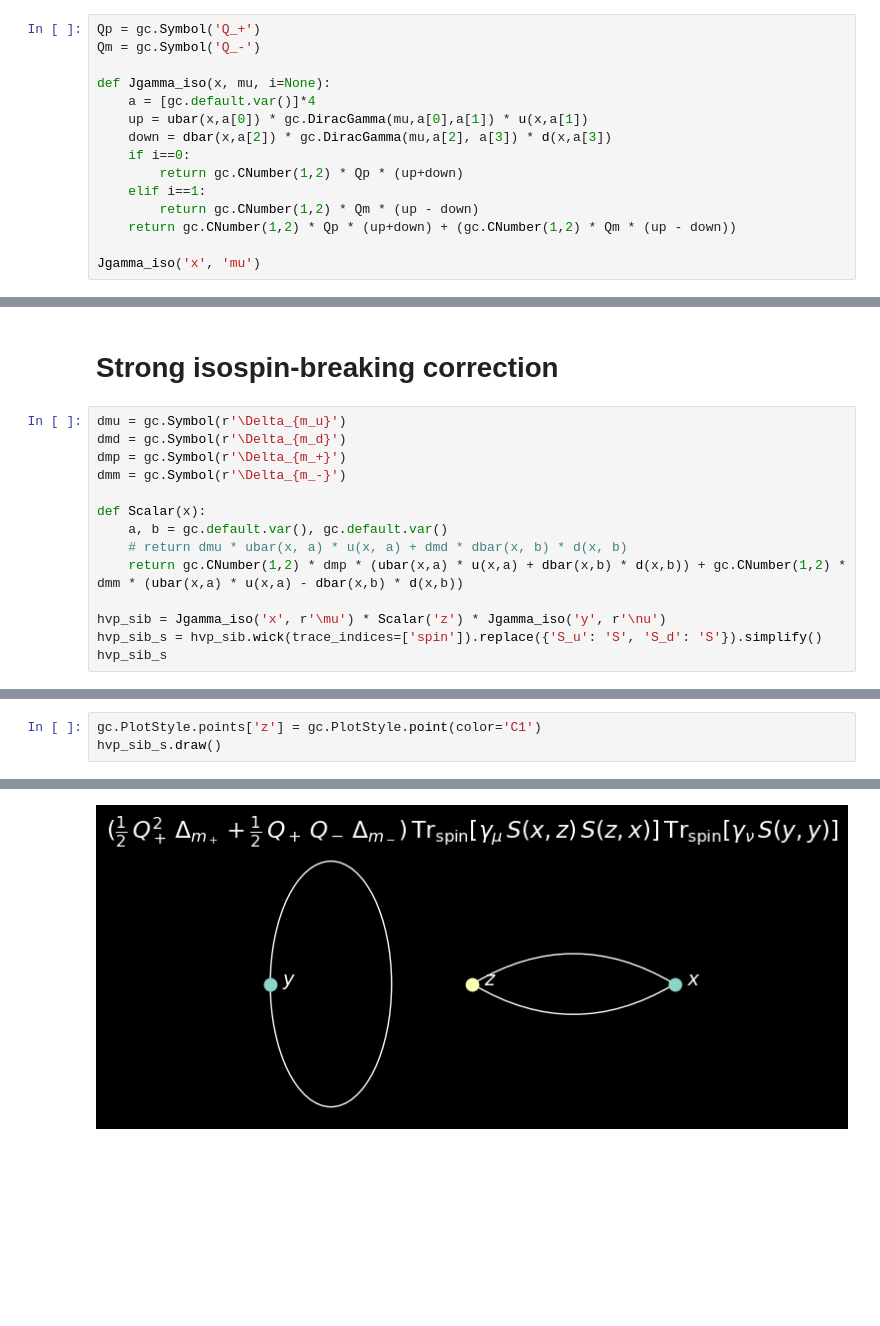
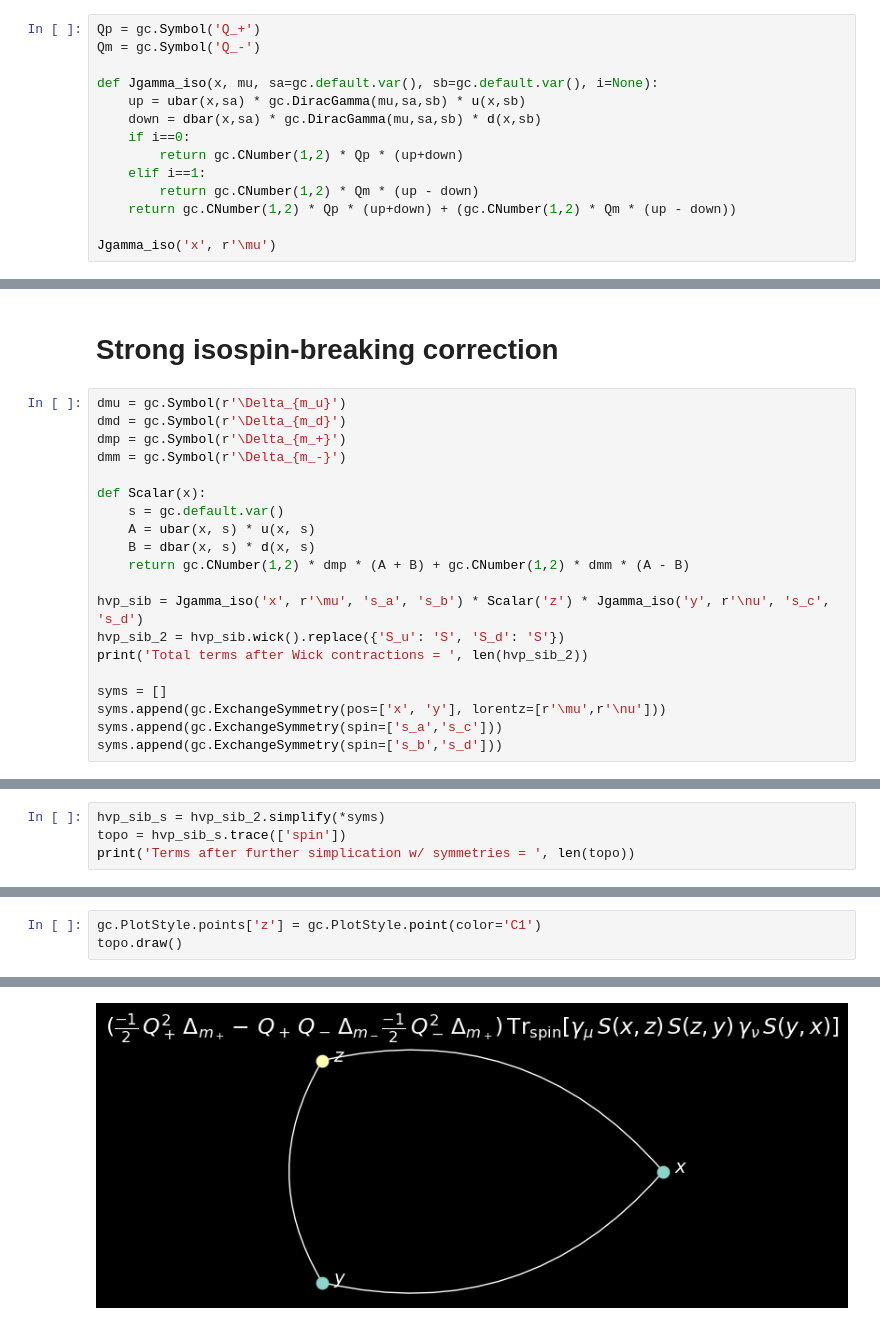
Before and after one commit to mbruno46/giancarlo, a Jupyter notebook: tutorials/hvp.ipynb, the cells around one changed output, grey strips where cells are left out. Cells and saved outputs as stored; diff of their text form; blank space fills up the shorter version.

```diff
--- a/tutorials/hvp.ipynb
+++ b/tutorials/hvp.ipynb
@@ -138,15 +146,14 @@ $$
 Qp = gc.Symbol('Q_+')
 Qm = gc.Symbol('Q_-')
 
-def Jgamma_iso(x, mu, i=None):
-    a = [gc.default.var()]*4
-    up = ubar(x,a[0]) * gc.DiracGamma(mu,a[0],a[1]) * u(x,a[1])
-    down = dbar(x,a[2]) * gc.DiracGamma(mu,a[2], a[3]) * d(x,a[3])
+def Jgamma_iso(x, mu, sa=gc.default.var(), sb=gc.default.var(), i=None):
+    up = ubar(x,sa) * gc.DiracGamma(mu,sa,sb) * u(x,sb)
+    down = dbar(x,sa) * gc.DiracGamma(mu,sa,sb) * d(x,sb)
     if i==0:
         return gc.CNumber(1,2) * Qp * (up+down)
     elif i==1:
         return gc.CNumber(1,2) * Qm * (up - down)
     return gc.CNumber(1,2) * Qp * (up+down) + (gc.CNumber(1,2) * Qm * (up - down))
 
-Jgamma_iso('x', 'mu')
+Jgamma_iso('x', r'\mu')
 # %% [output]
@@ -167,11 +174,17 @@ dmp = gc.Symbol(r'\Delta_{m_+}')
 dmm = gc.Symbol(r'\Delta_{m_-}')
 
 def Scalar(x):
-    a, b = gc.default.var(), gc.default.var()
-    # return dmu * ubar(x, a) * u(x, a) + dmd * dbar(x, b) * d(x, b)
-    return gc.CNumber(1,2) * dmp * (ubar(x,a) * u(x,a) + dbar(x,b) * d(x,b)) + gc.CNumber(1,2) * dmm * (ubar(x,a) * u(x,a) - dbar(x,b) * d(x,b))
+    s = gc.default.var()
+    A = ubar(x, s) * u(x, s)
+    B = dbar(x, s) * d(x, s)
+    return gc.CNumber(1,2) * dmp * (A + B) + gc.CNumber(1,2) * dmm * (A - B)
 
-hvp_sib = Jgamma_iso('x', r'\mu') * Scalar('z') * Jgamma_iso('y', r'\nu')
-hvp_sib_s = hvp_sib.wick(trace_indices=['spin']).replace({'S_u': 'S', 'S_d': 'S'}).simplify()
-hvp_sib_s
+hvp_sib = Jgamma_iso('x', r'\mu', 's_a', 's_b') * Scalar('z') * Jgamma_iso('y', r'\nu', 's_c', 's_d')
+hvp_sib_2 = hvp_sib.wick().replace({'S_u': 'S', 'S_d': 'S'})
+print('Total terms after Wick contractions = ', len(hvp_sib_2))
+
+syms = []
+syms.append(gc.ExchangeSymmetry(pos=['x', 'y'], lorentz=[r'\mu',r'\nu']))
+syms.append(gc.ExchangeSymmetry(spin=['s_a','s_c']))
+syms.append(gc.ExchangeSymmetry(spin=['s_b','s_d']))
 # %% [output]
@@ -178,0 +196,4 @@ $( ( -1\,Q_+^2\,\Delta_{m_+} )\,\mathrm{Tr}_\mathrm{spin} [ \gamma_{\mu}\,S(x, x
+# %%
+hvp_sib_s = hvp_sib_2.simplify(*syms)
+topo = hvp_sib_s.trace(['spin'])
+print('Terms after further simplication w/ symmetries = ', len(topo))
@@ -179,4 +206,4 @@ $( ( -1\,Q_+^2\,\Delta_{m_+} )\,\mathrm{Tr}_\mathrm{spin} [ \gamma_{\mu}\,S(x, x
 # %%
 gc.PlotStyle.points['z'] = gc.PlotStyle.point(color='C1')
-hvp_sib_s.draw()
+topo.draw()
 # %% [output]
@@ -185 +212 @@ hvp_sib_s.draw()
-[figure, old version]
+[figure, new version]
```
Also changed, not shown: parts of 18 cells of this notebook, 2 other files.
